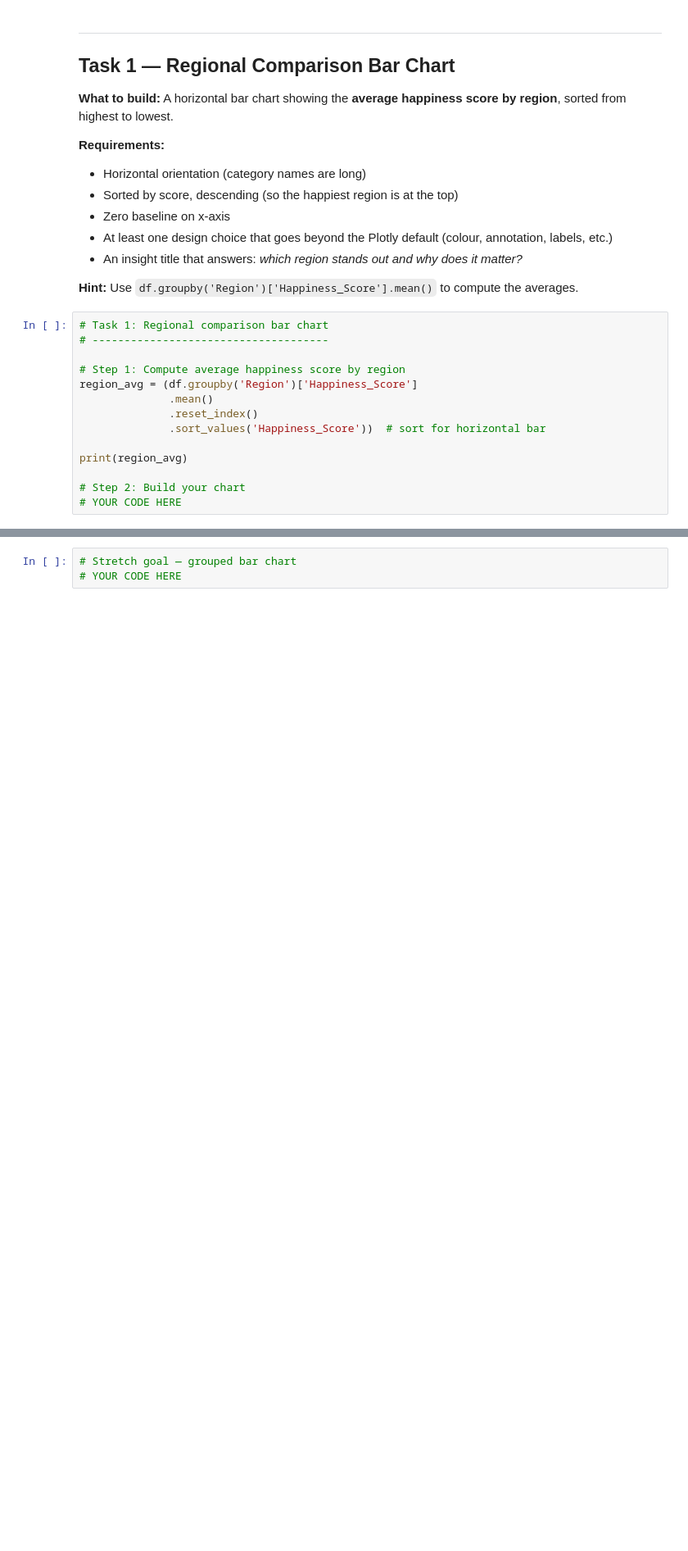
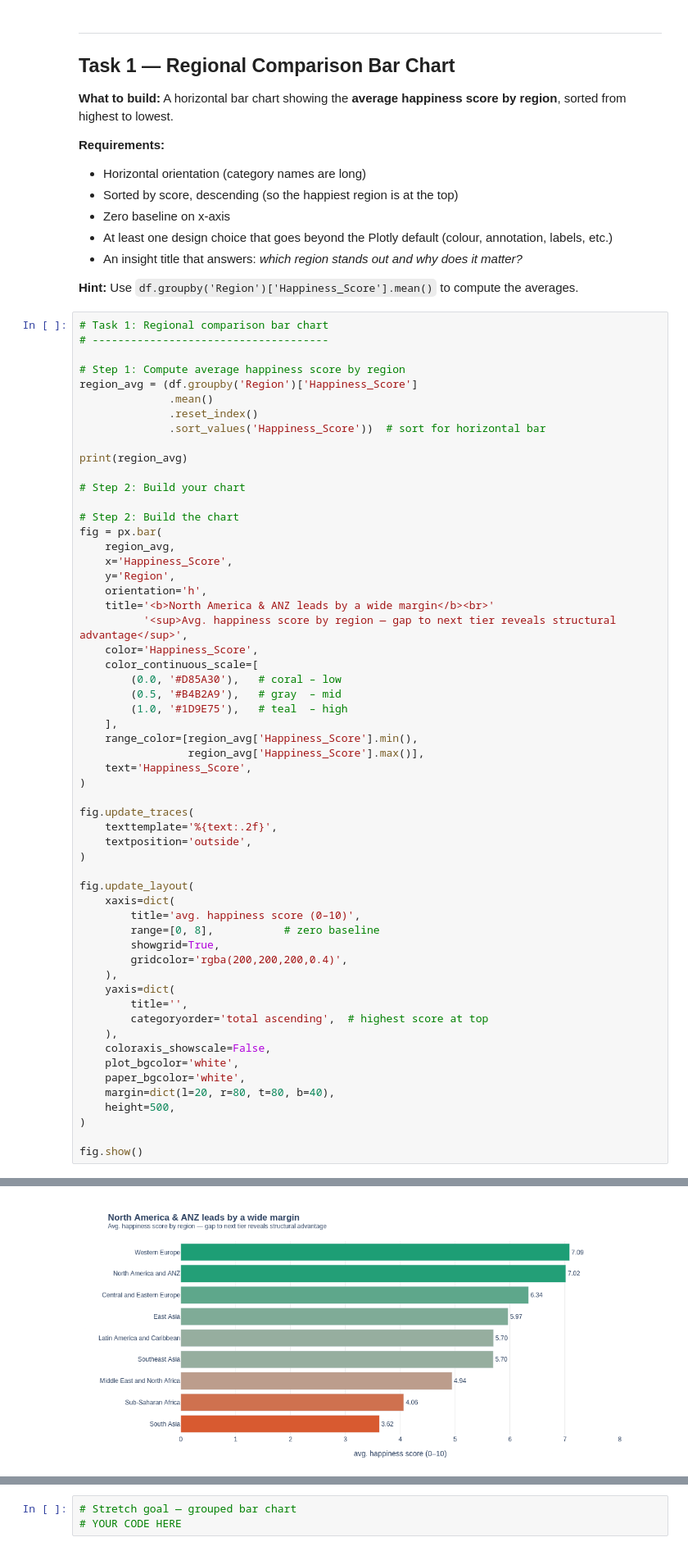
Before and after one commit to DantorKing/dataviz-exercises-hectorochoa, a Jupyter notebook: lecture02_exercise.ipynb, the cells around one changed output, grey strips where cells are left out. Shown at 82% size. Saved outputs shown, nothing was run; the diff lists cells and outputs as text; blank space fills up the shorter version.

```diff
--- a/lecture02_exercise.ipynb
+++ b/lecture02_exercise.ipynb
@@ -92,28 +92,72 @@ Name: count, dtype: int64
 # %%
 # Task 1: Regional comparison bar chart
 # -------------------------------------
 
 # Step 1: Compute average happiness score by region
 region_avg = (df.groupby('Region')['Happiness_Score']
               .mean()
               .reset_index()
               .sort_values('Happiness_Score'))  # sort for horizontal bar
 
 print(region_avg)
 
 # Step 2: Build your chart
-# YOUR CODE HERE
+
+# Step 2: Build the chart
+fig = px.bar(
+    region_avg,
+    x='Happiness_Score',
+    y='Region',
+    orientation='h',
+    title='<b>North America & ANZ leads by a wide margin</b><br>'
+          '<sup>Avg. happiness score by region — gap to next tier reveals structural advantage</sup>',
+    color='Happiness_Score',
+    color_continuous_scale=[
+        (0.0, '#D85A30'),   # coral – low
+        (0.5, '#B4B2A9'),   # gray  – mid
+        (1.0, '#1D9E75'),   # teal  – high
+    ],
+    range_color=[region_avg['Happiness_Score'].min(),
+                 region_avg['Happiness_Score'].max()],
+    text='Happiness_Score',
+)
+
+fig.update_traces(
+    texttemplate='%{text:.2f}',
+    textposition='outside',
+)
+
+fig.update_layout(
+    xaxis=dict(
+        title='avg. happiness score (0–10)',
+        range=[0, 8],           # zero baseline
+        showgrid=True,
+        gridcolor='rgba(200,200,200,0.4)',
+    ),
+    yaxis=dict(
+        title='',
+        categoryorder='total ascending',  # highest score at top
+    ),
+    coloraxis_showscale=False,
+    plot_bgcolor='white',
+    paper_bgcolor='white',
+    margin=dict(l=20, r=80, t=80, b=40),
+    height=500,
+)
+
+fig.show()
 # %% [output]
                          Region  Happiness_Score
 5                    South Asia         3.618250
 7            Sub-Saharan Africa         4.064714
 3  Middle East and North Africa         4.943333
 6                Southeast Asia         5.695250
 2   Latin America and Caribbean         5.699000
 1                     East Asia         5.966000
 0    Central and Eastern Europe         6.338143
 4         North America and ANZ         7.018250
 8                Western Europe         7.085533
+[figure, added]
 # %% [markdown]
 ---
 ## Task 2 — Bottom vs. Top: A Contrast Story
```
